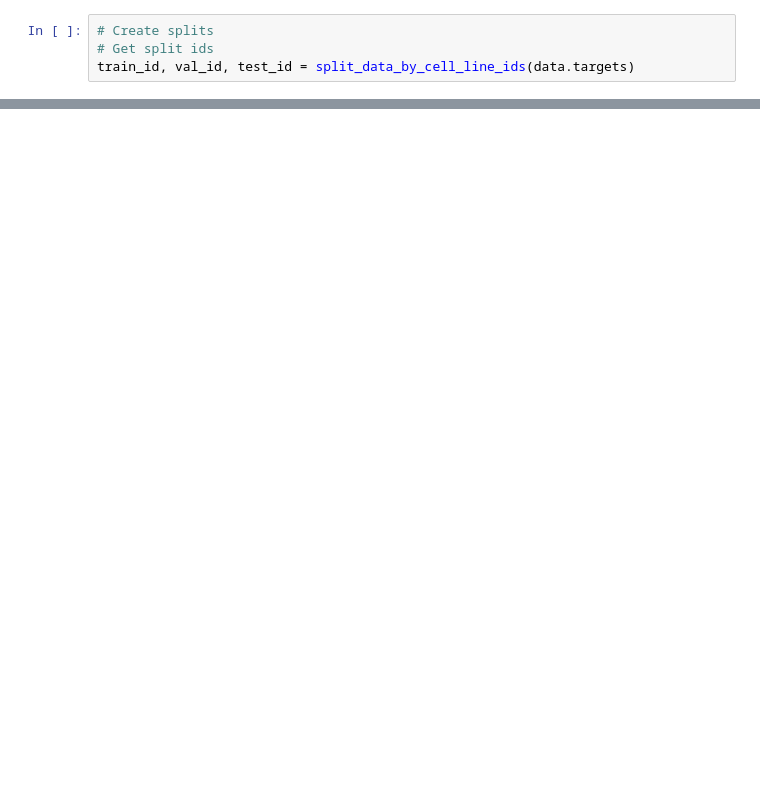
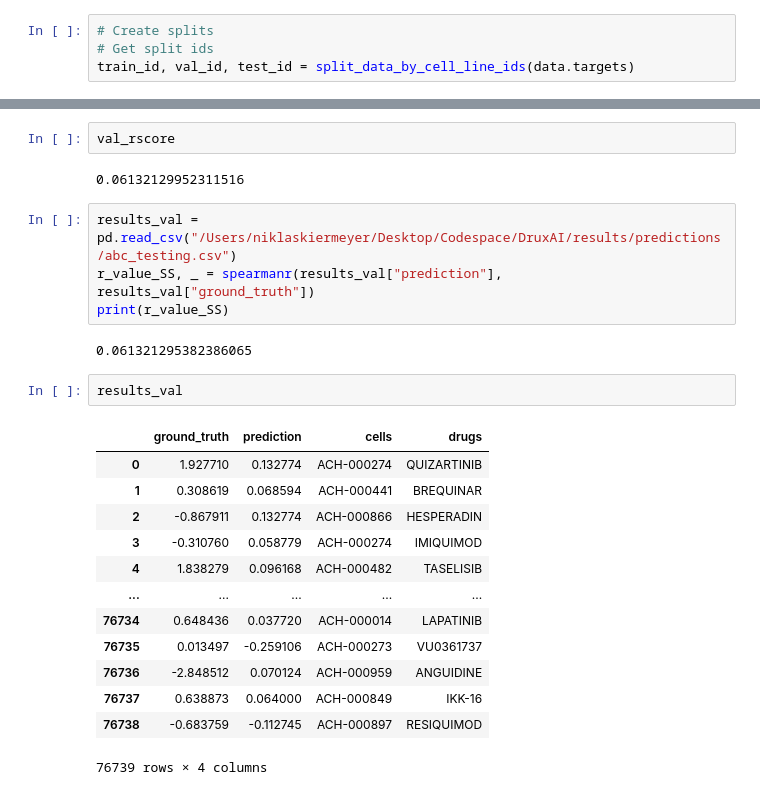
Before and after one commit to PhGK/NeurixAI, a Jupyter notebook: notebooks/training/minimal_train_example.ipynb, the cells around one changed output, grey strips where cells are left out. Saved outputs shown, nothing was run; the diff lists cells and outputs as text; blank space fills up the shorter version.

```diff
--- a/notebooks/training/minimal_train_example.ipynb
+++ b/notebooks/training/minimal_train_example.ipynb
@@ -67,0 +147,26 @@ while epoch<1:
+# %%
+val_rscore
+# %% [output]
+0.06132129952311516
+# %%
+results_val = pd.read_csv("/Users/niklaskiermeyer/Desktop/Codespace/DruxAI/results/predictions/abc_testing.csv")
+r_value_SS, _ = spearmanr(results_val["prediction"], results_val["ground_truth"])
+print(r_value_SS)
+# %% [output]
+0.061321295382386065
+# %%
+results_val
+# %% [output]
+|  | ground_truth | prediction | cells | drugs |
+| 0 | 1.927710 | 0.132774 | ACH-000274 | QUIZARTINIB |
+| 1 | 0.308619 | 0.068594 | ACH-000441 | BREQUINAR |
+| 2 | -0.867911 | 0.132774 | ACH-000866 | HESPERADIN |
+| 3 | -0.310760 | 0.058779 | ACH-000274 | IMIQUIMOD |
+| 4 | 1.838279 | 0.096168 | ACH-000482 | TASELISIB |
+| ... | ... | ... | ... | ... |
+| 76734 | 0.648436 | 0.037720 | ACH-000014 | LAPATINIB |
+| 76735 | 0.013497 | -0.259106 | ACH-000273 | VU0361737 |
+| 76736 | -2.848512 | 0.070124 | ACH-000959 | ANGUIDINE |
+| 76737 | 0.638873 | 0.064000 | ACH-000849 | IKK-16 |
+| 76738 | -0.683759 | -0.112745 | ACH-000897 | RESIQUIMOD |
+76739 rows × 4 columns
```
Also changed, not shown: parts of 18 cells of this notebook, 1 other file.
